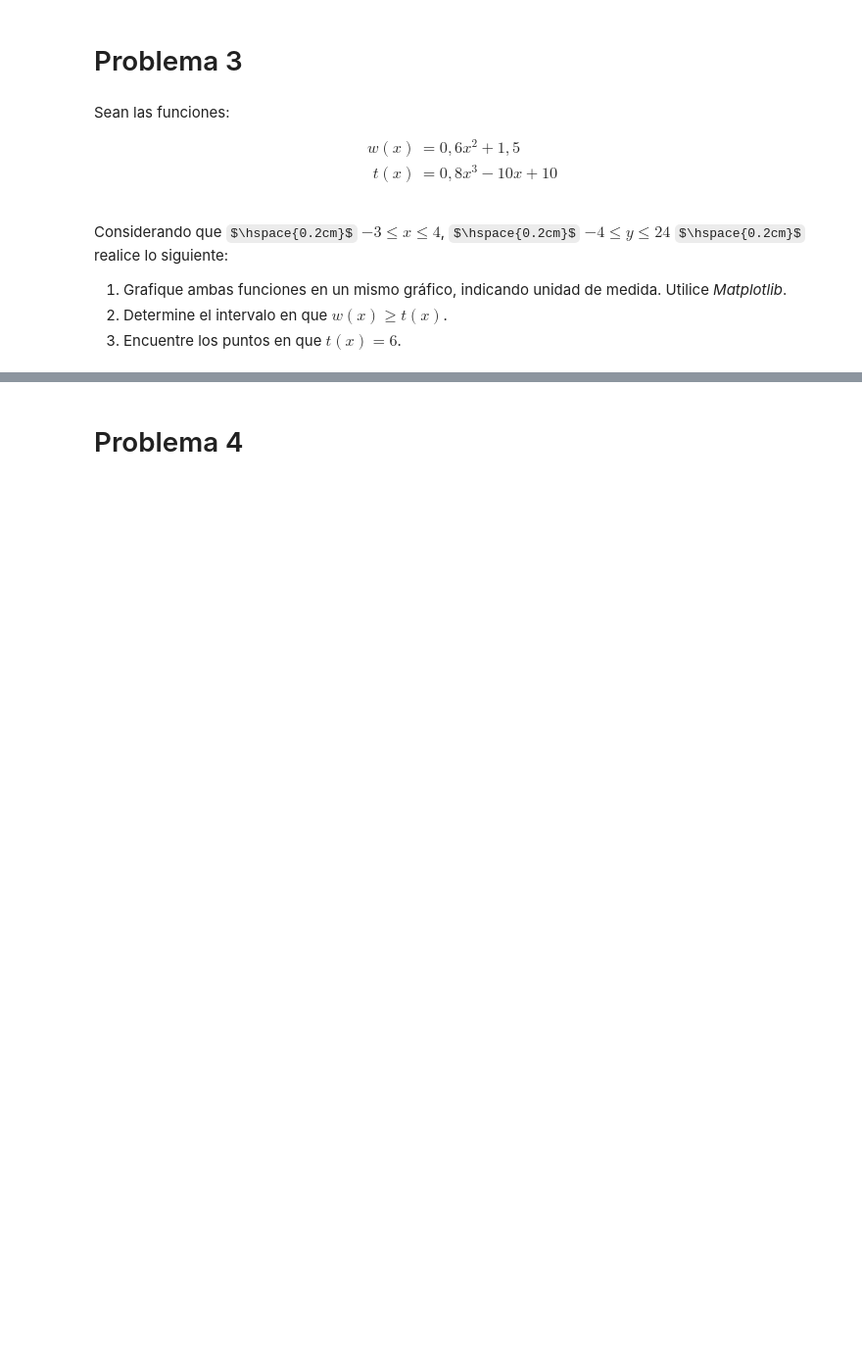
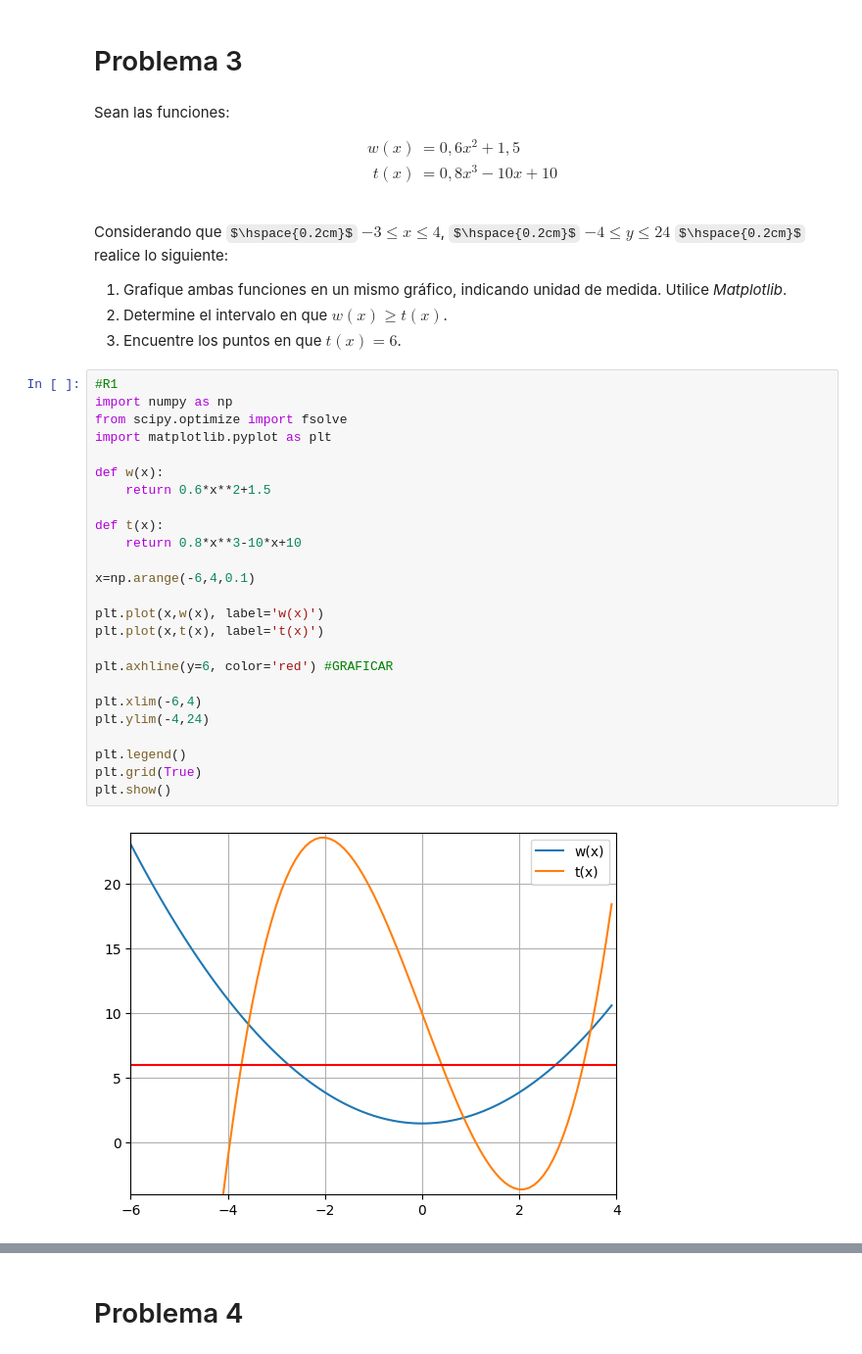
Before and after one commit to mvrtinnbz/MATEMATICA-APLICADA, a Jupyter notebook: G3_Aplicaciones_de_funciones.ipynb, the cells around one changed output, grey strips where cells are left out. Shown at 98% size. Saved outputs shown, nothing was run; the diff lists cells and outputs as text; some formulas as TeX source; blank space fills up the shorter version.

```diff
--- a/G3_Aplicaciones_de_funciones.ipynb
+++ b/G3_Aplicaciones_de_funciones.ipynb
@@ -120,3 +120,30 @@ Considerando que $\hspace{0.2cm}$ $-3 \leq x \leq 4$, $\hspace{0.2cm}$ $-4 \leq
 1. Grafique ambas funciones en un mismo gráfico, indicando unidad de medida. Utilice *Matplotlib*.
 2. Determine el intervalo en que $w(x) \geq t(x)$.
 3. Encuentre los puntos en que $t(x) = 6$.
+# %%
+#R1
+import numpy as np
+from scipy.optimize import fsolve
+import matplotlib.pyplot as plt
+
+def w(x):
+    return 0.6*x**2+1.5
+
+def t(x):
+    return 0.8*x**3-10*x+10
+
+x=np.arange(-6,4,0.1)
+
+plt.plot(x,w(x), label='w(x)')
+plt.plot(x,t(x), label='t(x)')
+
+plt.axhline(y=6, color='red') #GRAFICAR
+
+plt.xlim(-6,4)
+plt.ylim(-4,24)
+
+plt.legend()
+plt.grid(True)
+plt.show()
+# %% [output]
+[figure, added]
```
Also changed, not shown: parts of 2 cells of this notebook.
